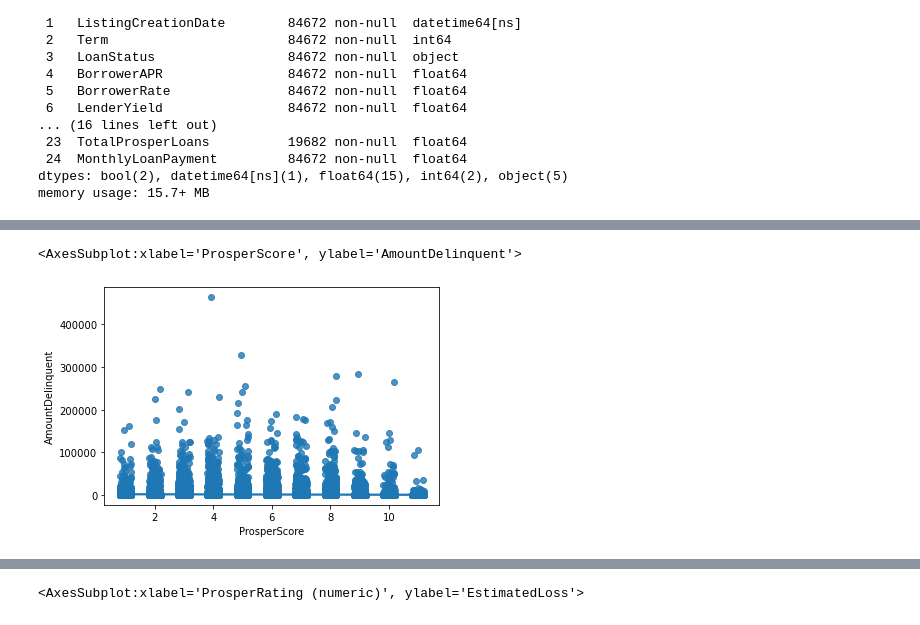
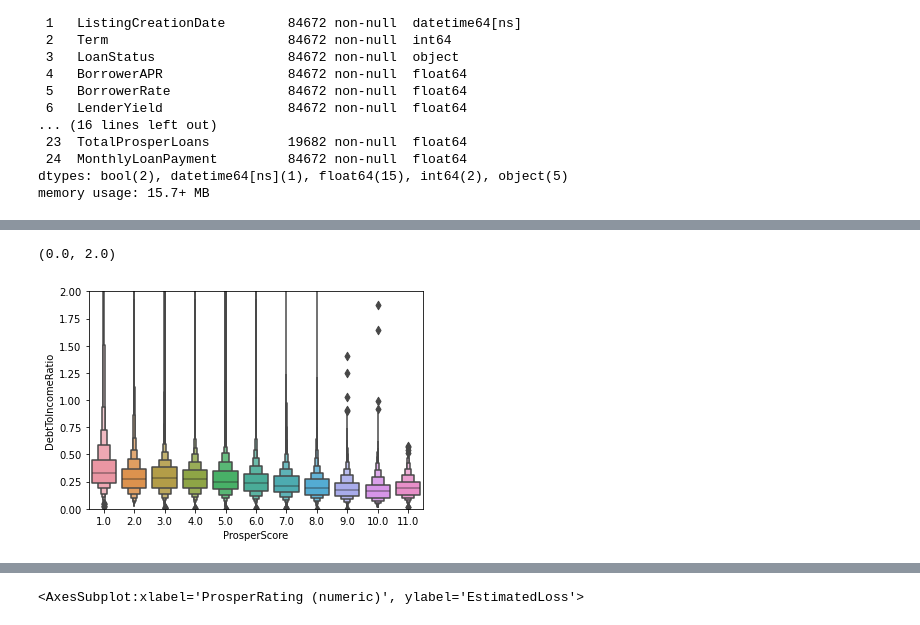
Before and after one commit to lpedejong/Nano_degree_projects, a Jupyter notebook: Project4_Data_Communication/Communicate_data_Findings.ipynb, the cells around one changed output, grey strips where cells are left out. Drawn from its saved outputs; the diff is of its cells as text; code cells hidden in the pictures.

```diff
--- a/Project4_Data_Communication/Communicate_data_Findings.ipynb
+++ b/Project4_Data_Communication/Communicate_data_Findings.ipynb
@@ -157,5 +228,6 @@ sb.barplot(ax = axs[1], x = df_loan_filtered['ProsperRating (Alpha)'], y = df_lo
 # %%
-sb.regplot(y = df_loan_filtered['AmountDelinquent'], x = df_loan_filtered['ProsperScore'], x_jitter=0.2, fit_reg=True,)
+sb.boxenplot(data = df_loan_filtered, y = 'DebtToIncomeRatio', x = 'ProsperScore')
+plt.ylim(0,2)
 # %% [output]
-<AxesSubplot:xlabel='ProsperScore', ylabel='AmountDelinquent'>
+(0.0, 2.0)
-[figure, old version]
+[figure, new version]
```
Also changed, not shown: parts of 54 cells of this notebook.
